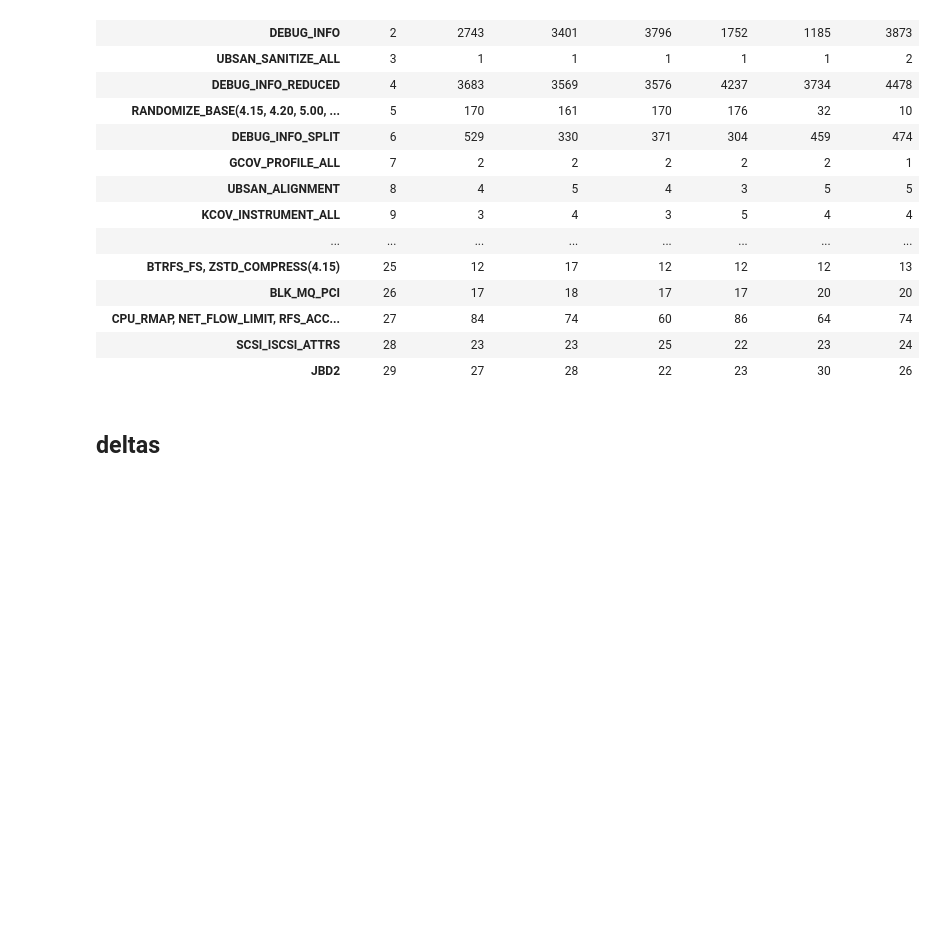
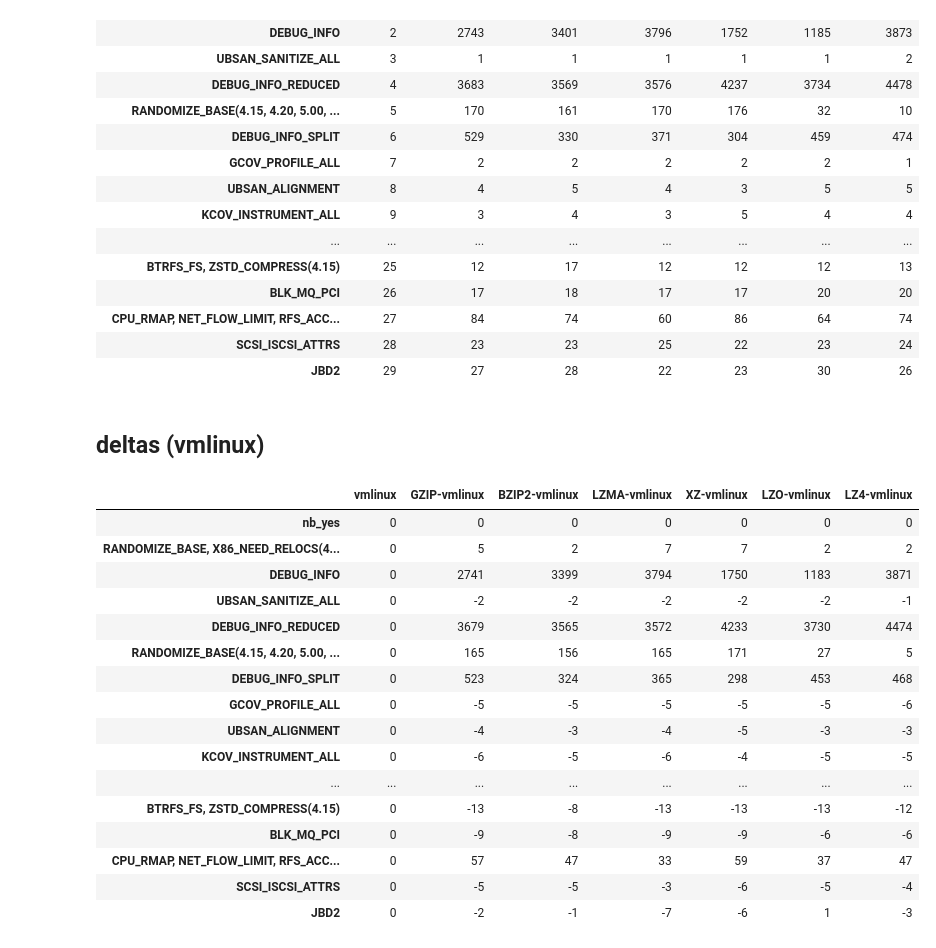
Before and after one commit to TuxML/tuxai, a Jupyter notebook: notebooks/2023_02_01.ipynb, the cells around one changed output. Cells and saved outputs as stored; diff of their text form; code cells hidden in the pictures; blank space fills up the shorter version.

```diff
--- a/notebooks/2023_02_01.ipynb
+++ b/notebooks/2023_02_01.ipynb
@@ -210,4 +213,4 @@ df_vmlinux
 | SCSI_ISCSI_ATTRS | 28 | 23 | 23 | 25 | 22 | 23 | 24 |
 | JBD2 | 29 | 27 | 28 | 22 | 23 | 30 | 26 |
 # %% [markdown]
-## deltas
+## deltas (vmlinux)
@@ -217 +217,28 @@ for target in df_all.columns:
+# %%
+def delta(col, count):
+    df_col = df_all.sort_values(col).iloc[:count]
+    df_delta = pd.DataFrame()
+    for target in df_all.columns:
+        df_delta[target] = df_col[target] - df_col[col]
+    return df_delta
+
+delta("vmlinux", 30)
+# %% [output]
+|  | vmlinux | GZIP-vmlinux | BZIP2-vmlinux | LZMA-vmlinux | XZ-vmlinux | LZO-vmlinux | LZ4-vmlinux |
+| nb_yes | 0 | 0 | 0 | 0 | 0 | 0 | 0 |
+| RANDOMIZE_BASE, X86_NEED_RELOCS(4... | 0 | 5 | 2 | 7 | 7 | 2 | 2 |
+| DEBUG_INFO | 0 | 2741 | 3399 | 3794 | 1750 | 1183 | 3871 |
+| UBSAN_SANITIZE_ALL | 0 | -2 | -2 | -2 | -2 | -2 | -1 |
+| DEBUG_INFO_REDUCED | 0 | 3679 | 3565 | 3572 | 4233 | 3730 | 4474 |
+| RANDOMIZE_BASE(4.15, 4.20, 5.00, ... | 0 | 165 | 156 | 165 | 171 | 27 | 5 |
+| DEBUG_INFO_SPLIT | 0 | 523 | 324 | 365 | 298 | 453 | 468 |
+| GCOV_PROFILE_ALL | 0 | -5 | -5 | -5 | -5 | -5 | -6 |
+| UBSAN_ALIGNMENT | 0 | -4 | -3 | -4 | -5 | -3 | -3 |
+| KCOV_INSTRUMENT_ALL | 0 | -6 | -5 | -6 | -4 | -5 | -5 |
+| ... | ... | ... | ... | ... | ... | ... | ... |
+| BTRFS_FS, ZSTD_COMPRESS(4.15) | 0 | -13 | -8 | -13 | -13 | -13 | -12 |
+| BLK_MQ_PCI | 0 | -9 | -8 | -9 | -9 | -6 | -6 |
+| CPU_RMAP, NET_FLOW_LIMIT, RFS_ACC... | 0 | 57 | 47 | 33 | 59 | 37 | 47 |
+| SCSI_ISCSI_ATTRS | 0 | -5 | -5 | -3 | -6 | -5 | -4 |
+| JBD2 | 0 | -2 | -1 | -7 | -6 | 1 | -3 |
 # %% [markdown]
```
Also changed, not shown: parts of 20 cells of this notebook, 1 other file.
